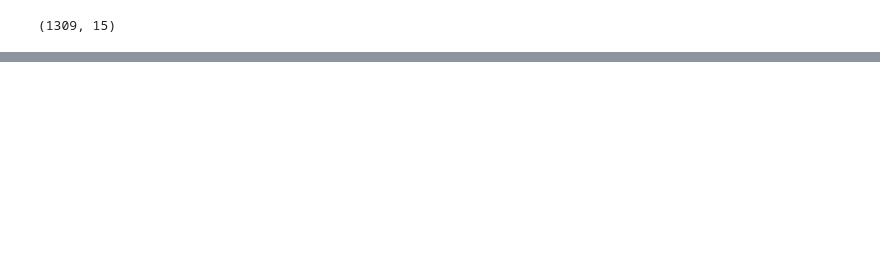
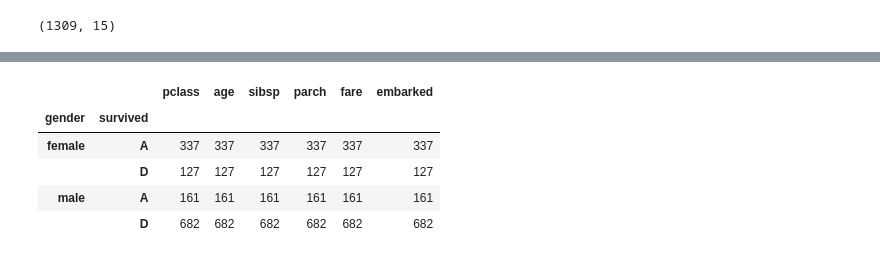
Before and after one commit to leangaurav/weekday2019_09_05, a Jupyter notebook: Assignments/Megha/AssignmentTitanic1Pandas.ipynb, the cells around one changed output, grey strips where cells are left out. Cells and saved outputs as stored; diff of their text form; code cells hidden in the pictures; blank space fills up the shorter version.

```diff
--- a/Assignments/Megha/AssignmentTitanic1Pandas.ipynb
+++ b/Assignments/Megha/AssignmentTitanic1Pandas.ipynb
@@ -215,0 +246,11 @@ df_new
+# %%
+# group by gender and survived and see the counts in each category
+
+df.groupby(['gender', 'survived']).count()
+# %% [output]
+|  |  | pclass | age | sibsp | parch | fare | embarked |
+| gender | survived |  |  |  |  |  |  |
+| female | A | 337 | 337 | 337 | 337 | 337 | 337 |
+|  | D | 127 | 127 | 127 | 127 | 127 | 127 |
+| male | A | 161 | 161 | 161 | 161 | 161 | 161 |
+|  | D | 682 | 682 | 682 | 682 | 682 | 682 |
```
Also changed, not shown: parts of 17 cells of this notebook, 2 other files.
